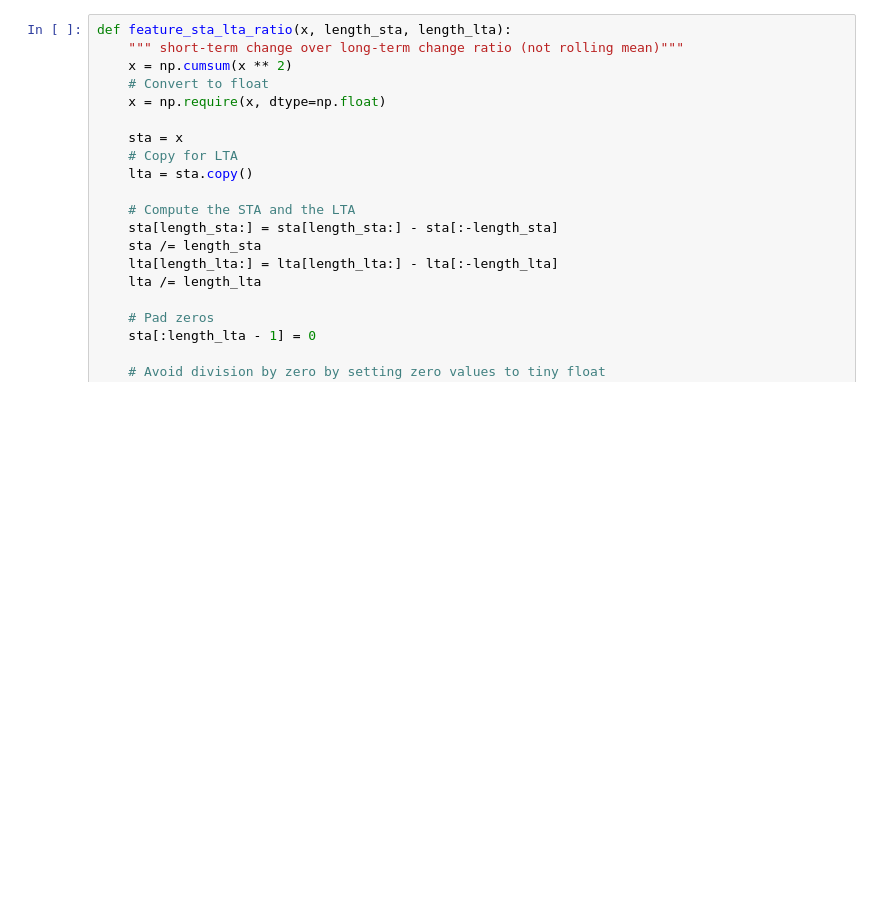
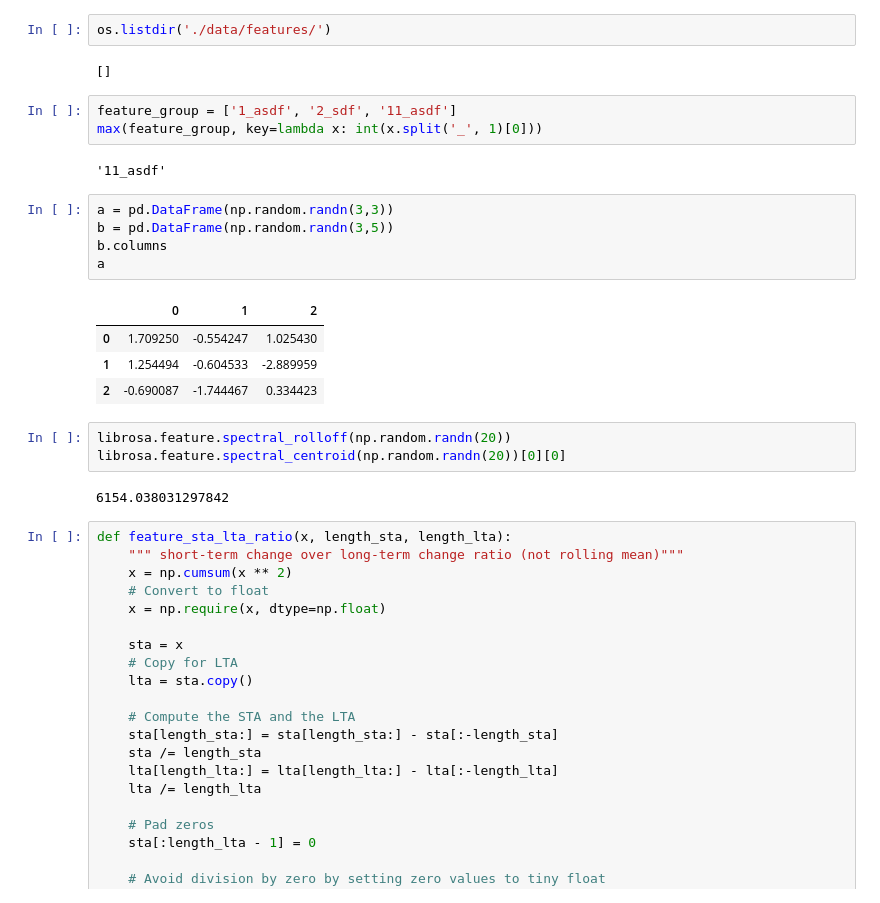
Before and after one commit to JonRao/LANL-Earthquake-Prediction, a Jupyter notebook: eda.ipynb, the cells around one changed output. Cells and saved outputs as stored; diff of their text form; blank space fills up the shorter version.

```diff
--- a/eda.ipynb
+++ b/eda.ipynb
@@ -26,3 +27,27 @@ ModuleNotFoundError: No module named 'data_loader'
+# %%
+os.listdir('./data/features/')
+# %% [output]
+[]
+# %%
+feature_group = ['1_asdf', '2_sdf', '11_asdf']
+max(feature_group, key=lambda x: int(x.split('_', 1)[0]))
+# %% [output]
+'11_asdf'
+# %%
+a = pd.DataFrame(np.random.randn(3,3))
+b = pd.DataFrame(np.random.randn(3,5))
+b.columns
+a
+# %% [output]
+|  | 0 | 1 | 2 |
+| 0 | 1.709250 | -0.554247 | 1.025430 |
+| 1 | 1.254494 | -0.604533 | -2.889959 |
+| 2 | -0.690087 | -1.744467 | 0.334423 |
+# %%
+librosa.feature.spectral_rolloff(np.random.randn(20))
+librosa.feature.spectral_centroid(np.random.randn(20))[0][0]
+# %% [output]
+6154.038031297842
 # %%
 def feature_sta_lta_ratio(x, length_sta, length_lta):
     """ short-term change over long-term change ratio (not rolling mean)"""
```
Also changed, not shown: parts of 9 cells of this notebook, 6 other files.
